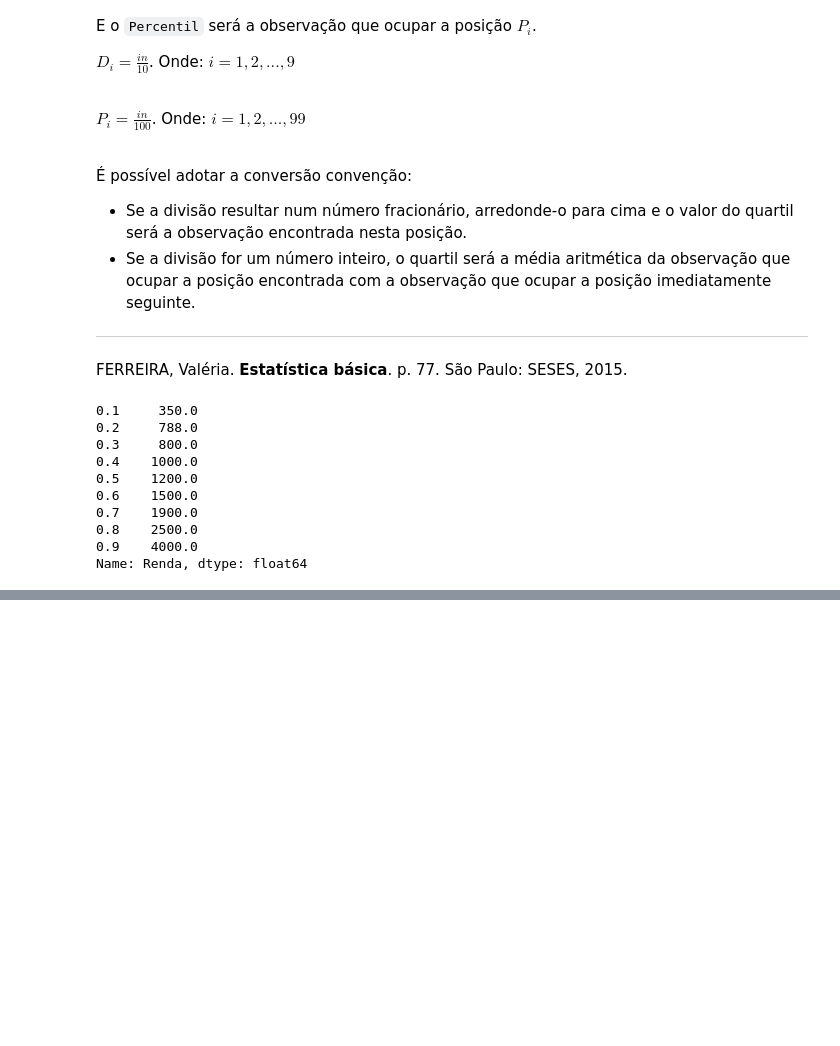
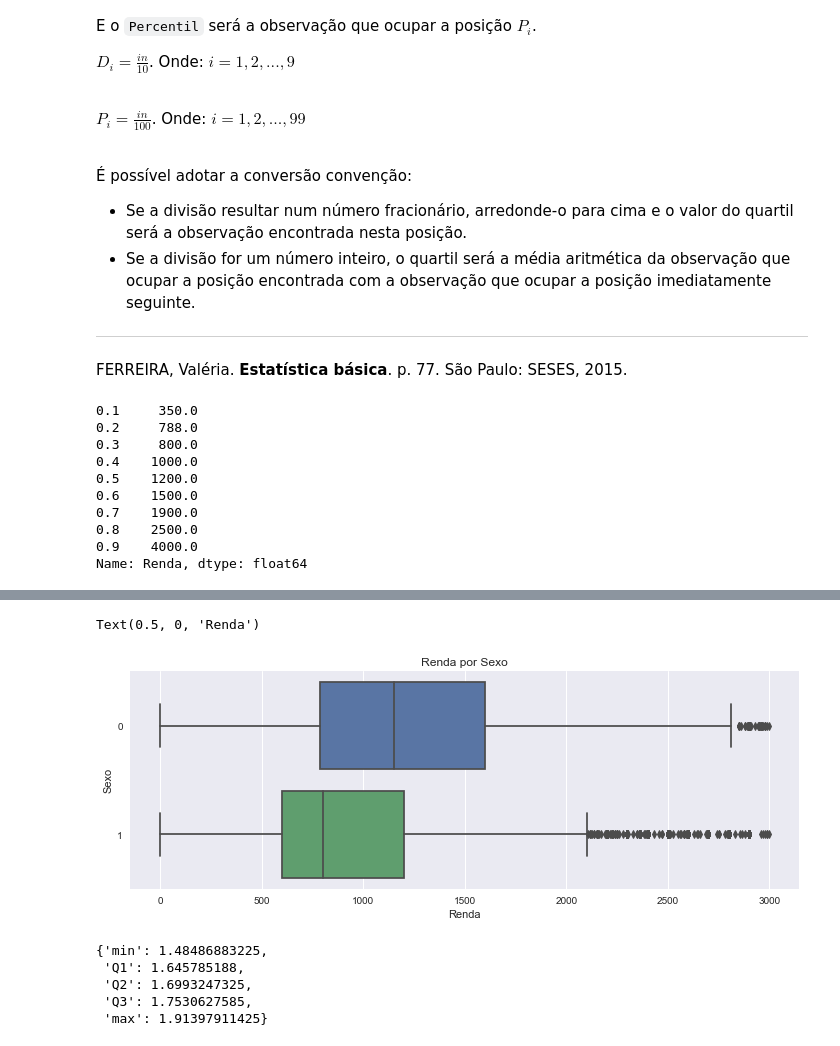
Before and after one commit to paulofreitasnobrega/estatistica-com-python, a Jupyter notebook: aula4-medidas-separatrizes.ipynb, the cells around one changed output, grey strips where cells are left out. Drawn from its saved outputs; the diff is of its cells as text; code cells hidden in the pictures; blank space fills up the shorter version.

```diff
--- a/aula4-medidas-separatrizes.ipynb
+++ b/aula4-medidas-separatrizes.ipynb
@@ -211,0 +264,13 @@ decil(conjunto)
+# %%
+# Comparação de boxplot com Seaborn
+df_renda = df_pnad.query('Renda < 3000')
+ax_renda = sns.boxplot(data=df_renda,
+                        x='Renda',
+                        y='Sexo',
+                        orient='h')
+ax_renda.figure.set_size_inches(12, 4)
+ax_renda.set_title('Renda por Sexo')
+ax_renda.set_xlabel('Renda')
+# %% [output]
+Text(0.5, 0, 'Renda')
+[figure, added]
@@ -211,0 +293,9 @@ decil(conjunto)
+# %%
+# Observando os dados retornados pela função boxplot
+boxplot(df_pnad['Altura'])
+# %% [output]
+{'min': 1.48486883225,
+ 'Q1': 1.645785188,
+ 'Q2': 1.6993247325,
+ 'Q3': 1.7530627585,
+ 'max': 1.91397911425}
```
Also changed, not shown: parts of 13 cells of this notebook, 1 other file.
